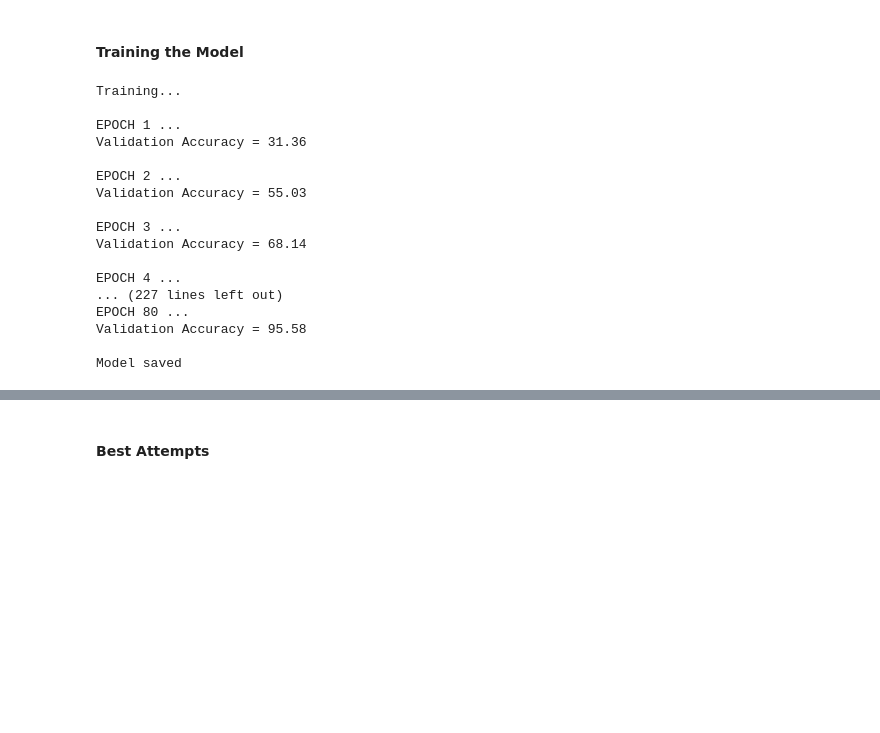
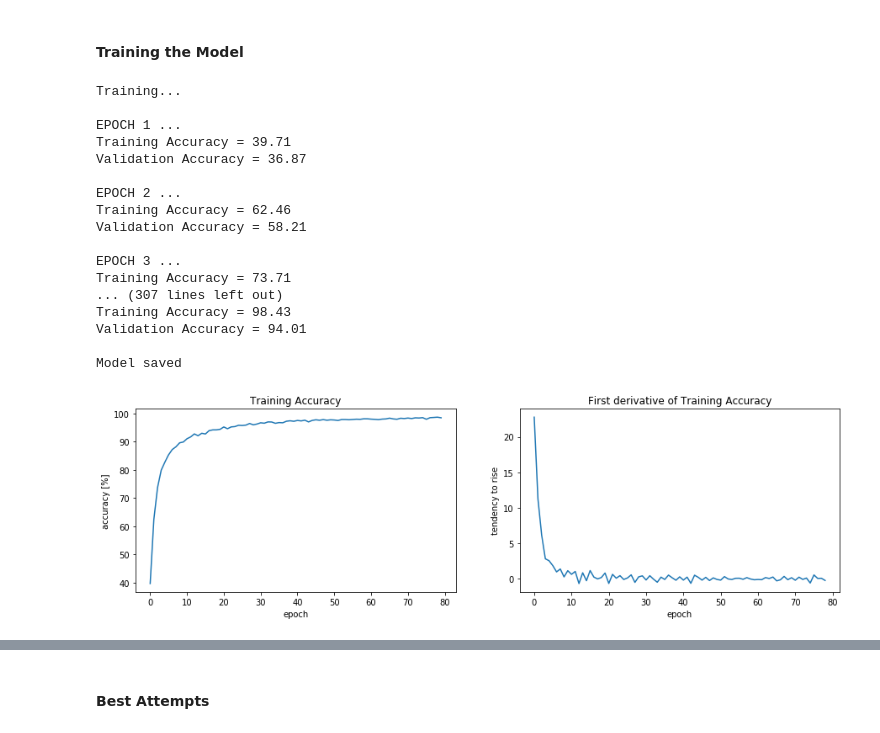
Before and after one commit to MacZel/CarND-Traffic-Sign-Classifier-Project, a Jupyter notebook: Traffic_Sign_Classifier.ipynb, the cells around one changed output, grey strips where cells are left out. Drawn from its saved outputs; the diff is of its cells as text; code cells hidden in the pictures; blank space fills up the shorter version.

```diff
--- a/Traffic_Sign_Classifier.ipynb
+++ b/Traffic_Sign_Classifier.ipynb
@@ -723,6 +723,7 @@ with tf.Session() as sess:
 
     print("Training...")
     print()
+    training_acc_plot = []
     validation_acc_plot = []
     for i in range(EPOCHS):
         X_train_out, y_train_out = shuffle(X_train_out, y_train_out)
@@ -731,10 +732,13 @@ with tf.Session() as sess:
             batch_x, batch_y = X_train_out[offset:end], y_train_out[offset:end]
             sess.run(training_operation, feed_dict={x: batch_x, y: batch_y, keep_prob: 0.5})
 
+        training_accuracy = evaluate(X_train_gray, y_train)*100
         validation_accuracy = evaluate(X_valid_gray, y_valid)*100
+        training_acc_plot.append(training_accuracy)
         validation_acc_plot.append(validation_accuracy)
         print("EPOCH {} ...".format(i+1))
 
+        print("Training Accuracy = {:2.2f}".format(training_accuracy))
         print("Validation Accuracy = {:2.2f}".format(validation_accuracy))
         print()
 
@@ -744,20 +748,39 @@ with tf.Session() as sess:
 Training...
 
 EPOCH 1 ...
-Validation Accuracy = 31.36
+Training Accuracy = 39.71
+Validation Accuracy = 36.87
 
 EPOCH 2 ...
-Validation Accuracy = 55.03
+Training Accuracy = 62.46
+Validation Accuracy = 58.21
 
 EPOCH 3 ...
-Validation Accuracy = 68.14
-
-EPOCH 4 ...
-... (227 lines left out)
-EPOCH 80 ...
-Validation Accuracy = 95.58
+Training Accuracy = 73.71
+... (307 lines left out)
+Training Accuracy = 98.43
+Validation Accuracy = 94.01
 
 Model saved
+# %%
+fig, ax = plt.subplots()
+fig.set_figwidth(15)
+
+plt.subplot(1, 2, 1)
+plt.plot(training_acc_plot)
+plt.title("Training Accuracy")
+plt.ylabel('accuracy [%]')
+plt.xlabel('epoch')
+
+training_diff_plot = np.diff(training_acc_plot) / np.diff(np.arange(EPOCHS))
+plt.subplot(1, 2, 2)
+plt.plot(training_diff_plot)
+plt.title("First derivative of Training Accuracy")
+plt.ylabel('tendency to rise')
+plt.xlabel('epoch')
+plt.show()
+# %% [output]
+[figure, added]
 # %%
 fig, ax = plt.subplots()
 fig.set_figwidth(15)
```
Also changed, not shown: parts of 3 cells of this notebook, 23 other files.
